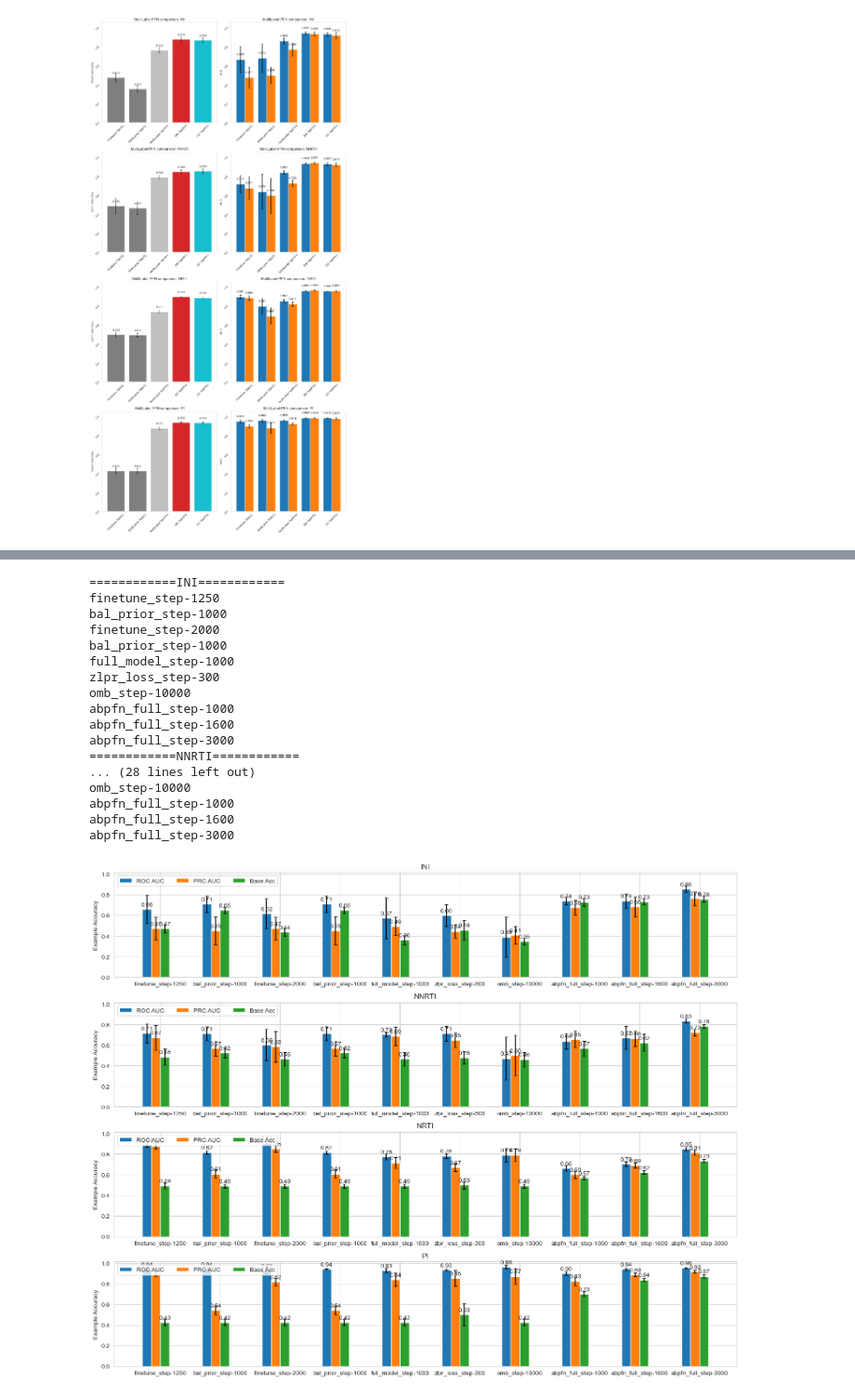
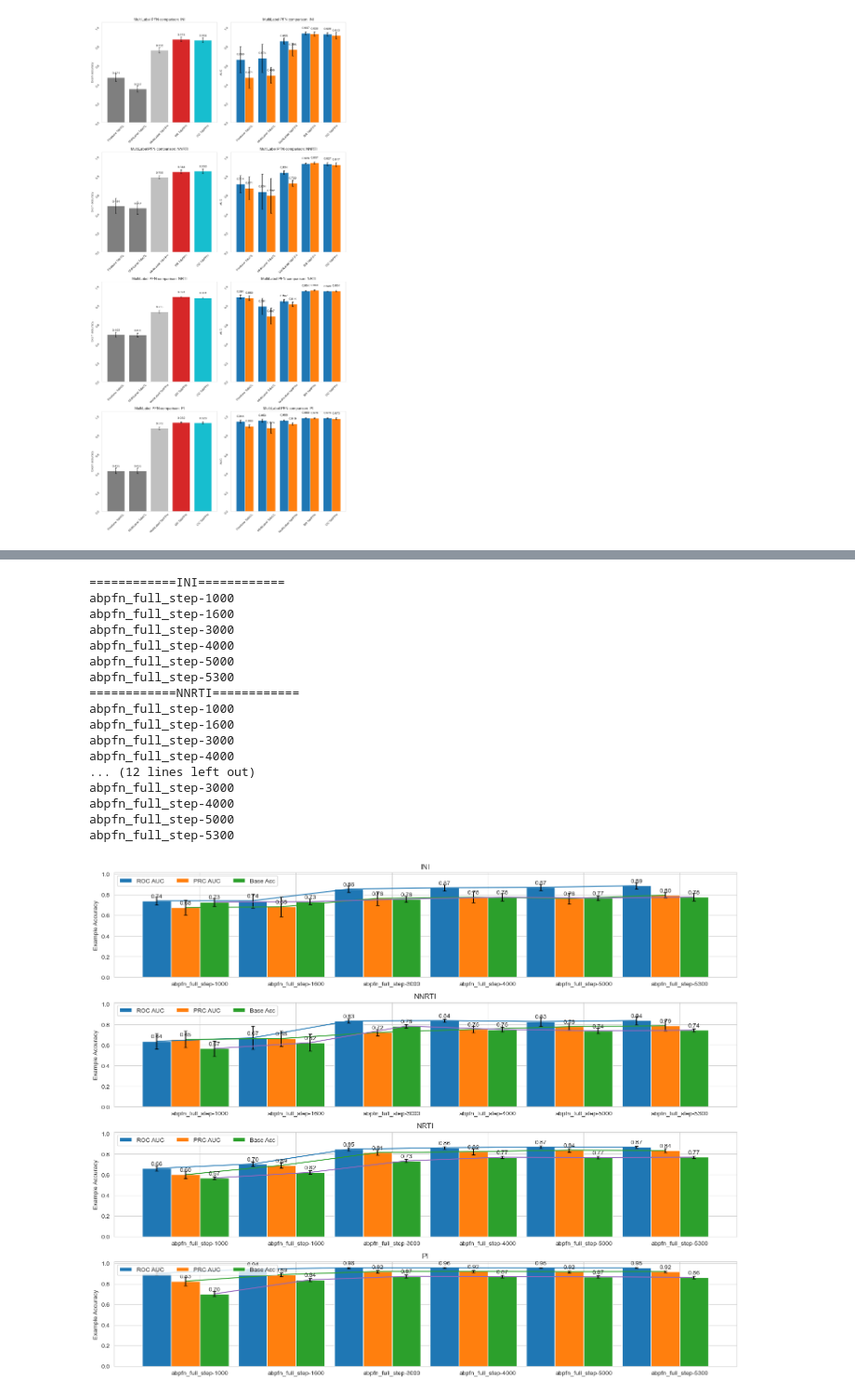
Before and after one commit to FloAvis/MultiLabel-PFN, a Jupyter notebook: statistics/MA_statistics.ipynb, the cells around one changed output, grey strips where cells are left out. Shown at 93% size. Saved outputs shown, nothing was run; the diff lists cells and outputs as text; code cells hidden in the pictures.

```diff
--- a/statistics/MA_statistics.ipynb
+++ b/statistics/MA_statistics.ipynb
@@ -516,7 +518,7 @@ for path in filepath_list:
 
 
         roc_auc = pred_proba.groupby(by="kFolds").apply(lambda x: roc_auc_score(np.array(x.filter(regex="True_*")), np.array(x.filter(regex="Pred_*"))), include_groups=False)
-        prc_auc = pred_proba.groupby(by="kFolds").apply(lambda x: result_handler.prc_auc_score(np.array(x.filter(regex="True_*")), np.array(x.filter(regex="Pred_*")), multiclass="ovr"), include_groups=False)
+        prc_auc = pred_proba.groupby(by="kFolds").apply(lambda x: result_handler.prc_auc_score(np.array(x.filter(regex="True_*")), np.array(x.filter(regex="Pred_*")), multiclass="ovo"), include_groups=False)
 
 
         roc_auc_mean.append(roc_auc.mean())
@@ -546,7 +548,7 @@ for path in filepath_list:
 
 
         roc_auc = pred_proba.groupby(by="kFolds").apply(lambda x: roc_auc_score(np.array(x.filter(regex="True_*")), np.array(x.filter(regex="Pred_*"))), include_groups=False)
-        prc_auc = pred_proba.groupby(by="kFolds").apply(lambda x: result_handler.prc_auc_score(np.array(x.filter(regex="True_*")), np.array(x.filter(regex="Pred_*")), multiclass="ovr"), include_groups=False)
+        prc_auc = pred_proba.groupby(by="kFolds").apply(lambda x: result_handler.prc_auc_score(np.array(x.filter(regex="True_*")), np.array(x.filter(regex="Pred_*")), multiclass="ovo"), include_groups=False)
 
 
         roc_auc_mean.append(roc_auc.mean())
@@ -568,6 +570,7 @@ for path in filepath_list:
     results_std.append({"ROC AUC STD":roc_auc_std,
                     "PRC AUC STD":prc_auc_std})
 
+
 x_ticks = [
     "finetune",
     "finetune small",
@@ -581,7 +584,10 @@ x_ticks = [
 x = np.arange(len(x_ticks))  # the label locations
 width = 0.4  # the width of the bars
 
-fig, axs = plt.subplots(2, 2, figsize=(18, 14),layout='tight')
+color = {"ROC AUC MEAN":"rebeccapurple",
+                    "PRC AUC MEAN":"darkorange"}
+
+fig, axs = plt.subplots(2, 2, figsize=(10, 9),layout='tight')
 
 axs = axs.flatten()
 
@@ -593,8 +599,8 @@ for i, path in enumerate(filepath_list):
 
     for attribute, measurement in results_mean[i].items():
         offset = width * multiplier
-        rects = ax.bar(x + offset, measurement, width, label=attribute)
-        print(results_std[i][attribute.strip("MEAN") + "STD"])
+        rects = ax.bar(x + offset, measurement, width, label=attribute, color=color[attribute])
+        #print(results_std[i][attribute.strip("MEAN") + "STD"])
         ax.errorbar(x + offset, measurement, yerr=results_std[i][attribute.strip("MEAN") + "STD"],capsize=3, fmt="none", ecolor="black")
         ax.bar_label(rects, fmt='%.3f', padding=8)
         multiplier += 1
@@ -610,7 +616,7 @@ for i, path in enumerate(filepath_list):
 
 #plt.show()
 
-#plt.savefig("../figures/08_diff_approaches/diff_app_auc.png")
+#plt.savefig("../figures/08_diff_approaches/diff_app_auc_new.png")
 # %% [output]
 ============INI============
 finetune_step-1250.ckpt
@@ -655,7 +820,7 @@ models = [
     "omb_step-1000.ckpt",
     "omb_step-10000.ckpt"]
 
-"""
+
 results_mean = []
 results_std = []
 
@@ -683,7 +848,7 @@ for path in filepath_list:
 
 
         roc_auc = pred_proba.groupby(by="kFolds").apply(lambda x: roc_auc_score(np.array(x.filter(regex="True_*")), np.array(x.filter(regex="Pred_*"))), include_groups=False)
-        prc_auc = pred_proba.groupby(by="kFolds").apply(lambda x: result_handler.prc_auc_score(np.array(x.filter(regex="True_*")), np.array(x.filter(regex="Pred_*")), multiclass="ovr"), include_groups=False)
+        prc_auc = pred_proba.groupby(by="kFolds").apply(lambda x: result_handler.prc_auc_score(np.array(x.filter(regex="True_*")), np.array(x.filter(regex="Pred_*")), multiclass="ovo"), include_groups=False)
 
 
         roc_auc_mean.append(roc_auc.mean())
@@ -730,7 +895,7 @@ for path in filepath_list:
     results_std.append({"ROC AUC STD":roc_auc_std,
                     "PRC AUC STD":prc_auc_std})
 
-"""
+
 #x_ticks = models + ["BR TabPFN", "CC TabPFN"]
 
 x_ticks = models
@@ -1670,16 +2124,12 @@ import result_handler
 modeltype = "MuLaTabICL_"
 
 models = [
-    "finetune_step-1250",
-    "bal_prior_step-1000",
-    "finetune_step-2000",
-    "bal_prior_step-1000",
-    "full_model_step-1000",
-    "zlpr_loss_step-300",
-    "omb_step-10000",
     "abpfn_full_step-1000",
     "abpfn_full_step-1600",
-    "abpfn_full_step-3000"]
+    "abpfn_full_step-3000",
+    "abpfn_full_step-4000",
+    "abpfn_full_step-5000",
+    "abpfn_full_step-5300"]
 
 ending = "_5_fold_new_loss_sigmoid.csv"
 
@@ -1752,47 +2202,48 @@ for path in filepath_list:
 x_ticks = models
 
 x = np.arange(len(models))  # the label locations
-width = 0.15  # the width of the bars
+width = 0.3  # the width of the bars
 
 fig, axs = plt.subplots(4, figsize=(15, 12),layout='tight')
 
 for i, path in enumerate(filepath_list):
 
     multiplier = -0.5
 
     ax = axs[i]
 
     for attribute, measurement in results_mean[i].items():
         offset = width * multiplier
         rects = ax.bar(x + offset, measurement, width, label=attribute)
+        ax.plot(x + offset, measurement, width)
         ax.bar_label(rects, fmt='%.2f', padding=3)
         ax.errorbar(x + offset, measurement, yerr=results_std[i][attribute],capsize=3, fmt="none", ecolor="black")
         multiplier += 1
 
     # Add some text for labels, title and custom x-axis tick labels, etc.
     ax.set_ylabel('Example Accuracy')
     ax.set_title(path.split("/")[-1].strip("_"))
     ax.set_xticks(x + width, models)
     ax.legend(loc='upper left', ncols=3)
     ax.set_ylim(0, 1.015)
 
 plt.show()
 # %% [output]
 ============INI============
-finetune_step-1250
-bal_prior_step-1000
-finetune_step-2000
-bal_prior_step-1000
-full_model_step-1000
-zlpr_loss_step-300
-omb_step-10000
 abpfn_full_step-1000
 abpfn_full_step-1600
 abpfn_full_step-3000
+abpfn_full_step-4000
+abpfn_full_step-5000
+abpfn_full_step-5300
 ============NNRTI============
-... (28 lines left out)
-omb_step-10000
 abpfn_full_step-1000
 abpfn_full_step-1600
 abpfn_full_step-3000
+abpfn_full_step-4000
+... (12 lines left out)
+abpfn_full_step-3000
+abpfn_full_step-4000
+abpfn_full_step-5000
+abpfn_full_step-5300
-[figure, old version]
+[figure, new version]
```
Also changed, not shown: parts of 9 cells of this notebook, 4 other files.
